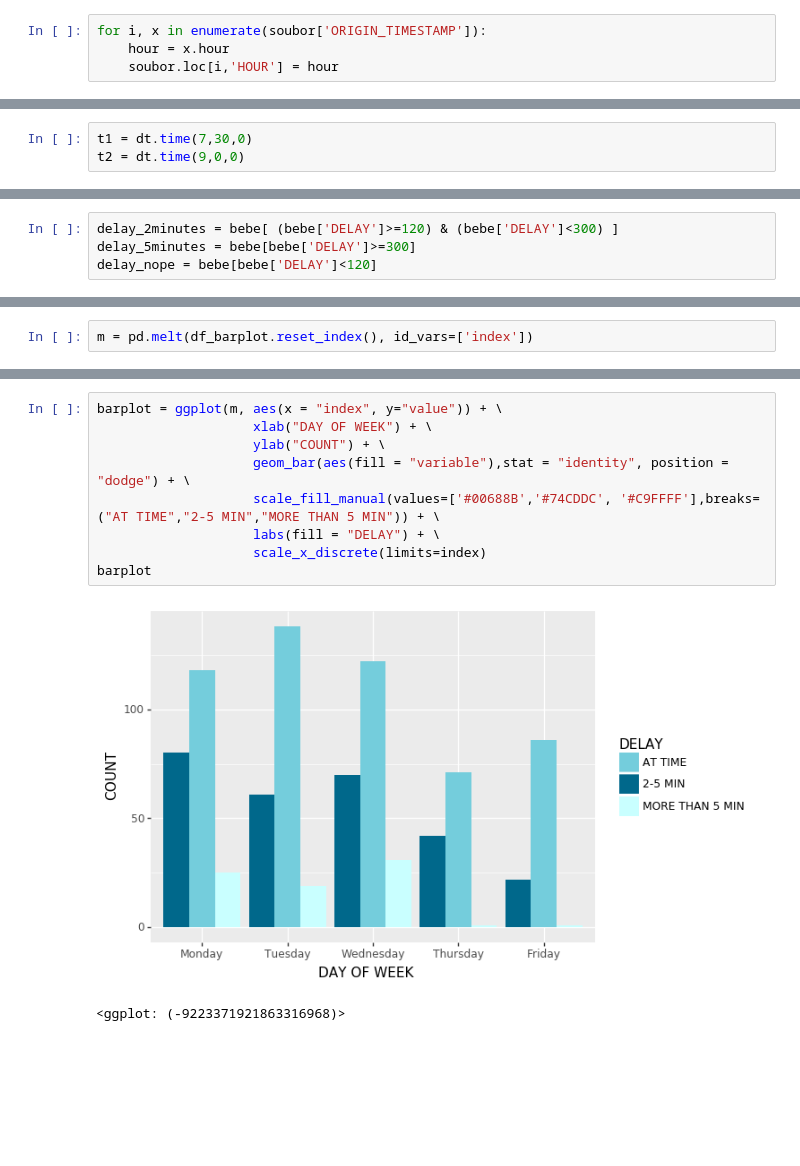
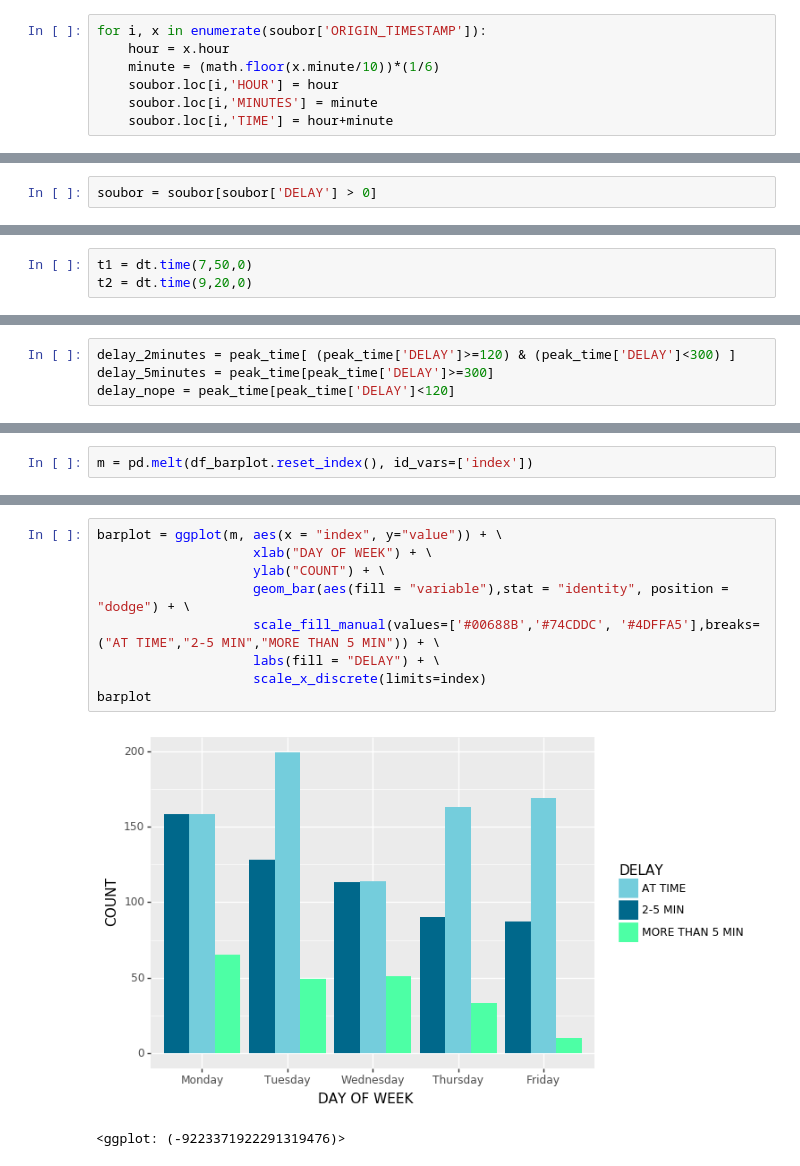
Before and after one commit to hrubajan/da_projekt_gol, a Jupyter notebook: 05_charts_hypothesis.ipynb, the cells around one changed output, grey strips where cells are left out. Drawn from its saved outputs; the diff is of its cells as text; blank space fills up the shorter version.

```diff
--- a/05_charts_hypothesis.ipynb
+++ b/05_charts_hypothesis.ipynb
@@ -68,4 +86,7 @@ New column with just the hour when the bus sent the location/was at the bus stop
 # %%
 for i, x in enumerate(soubor['ORIGIN_TIMESTAMP']):
     hour = x.hour
+    minute = (math.floor(x.minute/10))*(1/6)
     soubor.loc[i,'HOUR'] = hour
+    soubor.loc[i,'MINUTES'] = minute
+    soubor.loc[i,'TIME'] = hour+minute
@@ -72,3 +111,5 @@ for i, x in enumerate(soubor['ORIGIN_TIMESTAMP']):
+# %%
+soubor = soubor[soubor['DELAY'] > 0]
 # %% [markdown]
 Inside covid period / after covid period / week / weekend
 # %%
@@ -134,8 +188,8 @@ after_covid_week.groupby('HOUR')['DELAY'].describe()
 # %% [markdown]
 ### **Conclusion: peak of the highest delay is around 8 to 9 o'clock ->  new timeline**
 # %%
-t1 = dt.time(7,30,0)
-t2 = dt.time(9,0,0)
+t1 = dt.time(7,50,0)
+t2 = dt.time(9,20,0)
 # %%
 peak_time = after_covid_week[ (after_covid_week['ORIGIN_TIMESTAMP']>=t1) & (after_covid_week['ORIGIN_TIMESTAMP']<=t2) ]
 # %% [markdown]
@@ -437,7 +501,7 @@ plot_hist3
 # %%
-delay_2minutes = bebe[ (bebe['DELAY']>=120) & (bebe['DELAY']<300) ]
-delay_5minutes = bebe[bebe['DELAY']>=300]
-delay_nope = bebe[bebe['DELAY']<120]
+delay_2minutes = peak_time[ (peak_time['DELAY']>=120) & (peak_time['DELAY']<300) ]
+delay_5minutes = peak_time[peak_time['DELAY']>=300]
+delay_nope = peak_time[peak_time['DELAY']<120]
 # %%
 delay_2 = delay_2minutes.groupby('DAY_OF_WEEK')['DELAY'].count()
 delay_5 = delay_5minutes.groupby('DAY_OF_WEEK')['DELAY'].count()
@@ -474,12 +538,12 @@ m
 # %%
 barplot = ggplot(m, aes(x = "index", y="value")) + \
                     xlab("DAY OF WEEK") + \
                     ylab("COUNT") + \
                     geom_bar(aes(fill = "variable"),stat = "identity", position = "dodge") + \
-                    scale_fill_manual(values=['#00688B','#74CDDC', '#C9FFFF'],breaks=("AT TIME","2-5 MIN","MORE THAN 5 MIN")) + \
+                    scale_fill_manual(values=['#00688B','#74CDDC', '#4DFFA5'],breaks=("AT TIME","2-5 MIN","MORE THAN 5 MIN")) + \
                     labs(fill = "DELAY") + \
                     scale_x_discrete(limits=index)
 barplot
 # %% [output]
-[figure, old version]
+[figure, new version]
-<ggplot: (-9223371921863316968)>
+<ggplot: (-9223371922291319476)>
```
Also changed, not shown: parts of 43 cells of this notebook, 12 other files.
